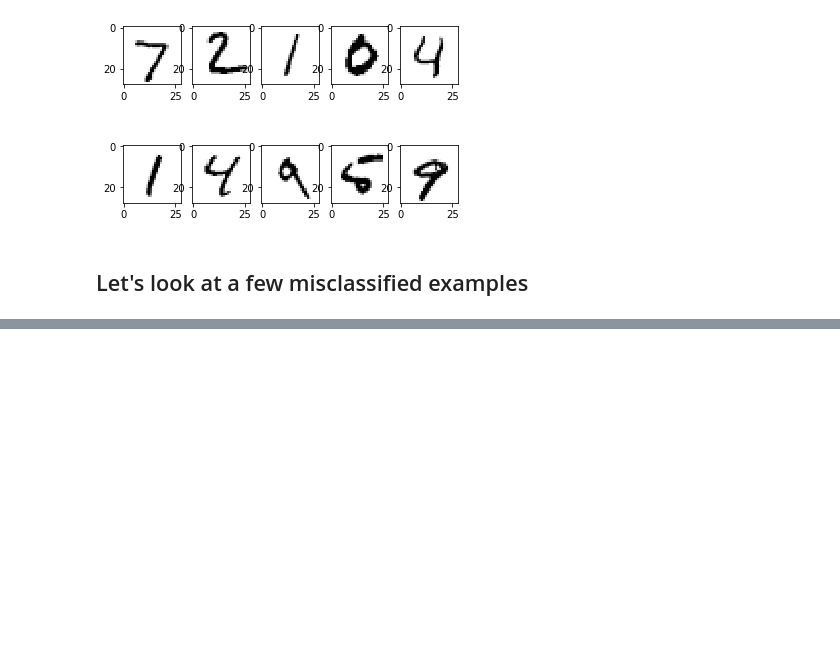
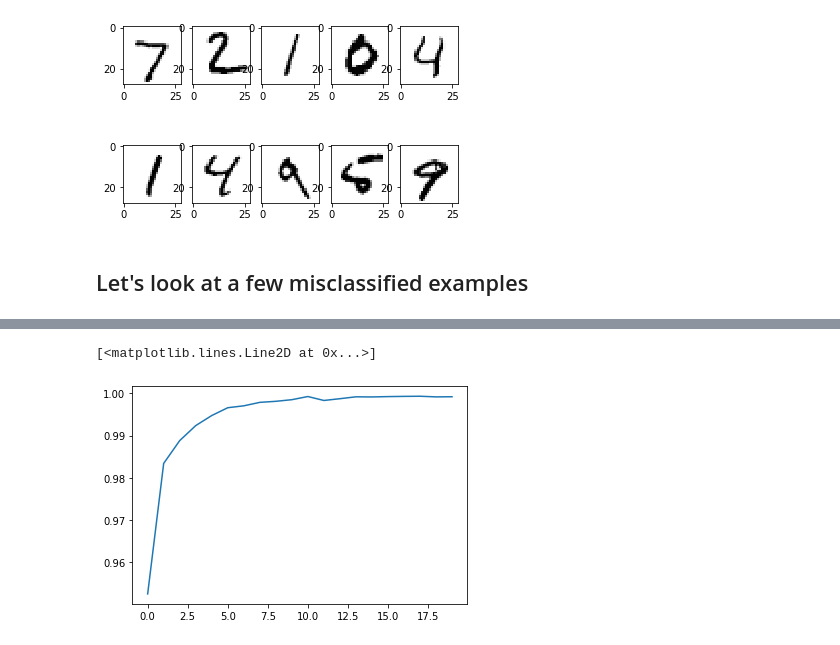
Before and after one commit to cbare/notes-on-deep-learning, a Jupyter notebook: notebooks/06 - MNIST hand-written digits.ipynb, the cells around one changed output, grey strips where cells are left out. Drawn from its saved outputs; the diff is of its cells as text; code cells hidden in the pictures; blank space fills up the shorter version.

```diff
--- a/notebooks/06 - MNIST hand-written digits.ipynb
+++ b/notebooks/06 - MNIST hand-written digits.ipynb
@@ -132,0 +132,18 @@ for i, j in product(range(cnf_matrix.shape[0]), range(cnf_matrix.shape[1])):
+# %%
+training_images=training_images.reshape(60000, 28, 28, 1)
+test_images = test_images.reshape(10000, 28, 28, 1)
+# %%
+model = tf.keras.models.Sequential([
+    tf.keras.layers.Conv2D(32, (3,3), activation='relu', input_shape=(28, 28, 1)),
+    tf.keras.layers.MaxPooling2D(2, 2),
+    tf.keras.layers.Flatten(),
+    tf.keras.layers.Dense(128, activation='relu'),
+    tf.keras.layers.Dense(10, activation='softmax')
+])
+
+model.compile(optimizer='adam', loss='sparse_categorical_crossentropy', metrics=['accuracy'])
+# %%
+history = model.fit(
+    training_images, training_labels, epochs=20,
+)
+print(history.epoch, history.history['acc'][-1])
@@ -132,0 +168,5 @@ for i, j in product(range(cnf_matrix.shape[0]), range(cnf_matrix.shape[1])):
+# %%
+plt.plot(history.epoch, history.history['acc'])
+# %% [output]
+[<matplotlib.lines.Line2D at 0x...>]
+[figure, added]
```
Also changed, not shown: parts of 9 cells of this notebook, 1 other file.
